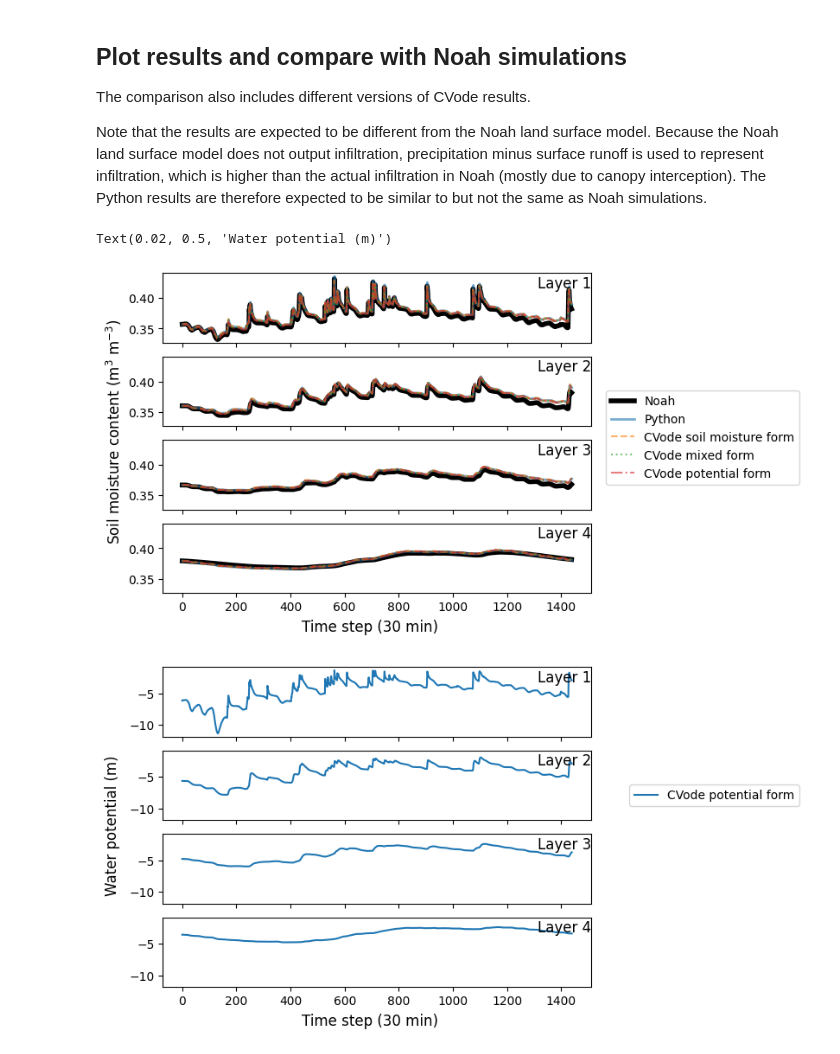
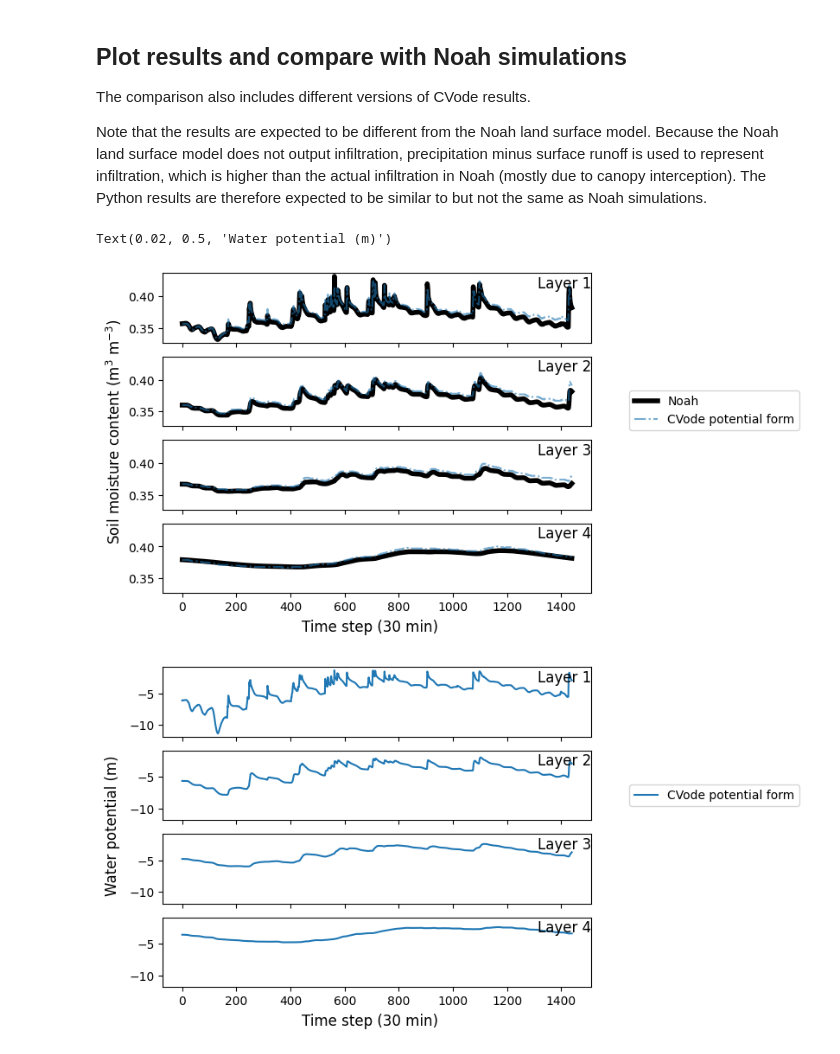
Before and after one commit to PSUmodeling/Richards-equation-CVODE-test, a Jupyter notebook: CrankNicholson.ipynb, the cells around one changed output. Drawn from its saved outputs; the diff is of its cells as text; code cells hidden in the pictures.

```diff
--- a/CrankNicholson.ipynb
+++ b/CrankNicholson.ipynb
@@ -269,7 +269,7 @@ import matplotlib.pyplot as plt
 import numpy as np
 
 potential_df = pd.read_csv(
-    'cycles.potential.txt',
+    'cycles.txt',
 )
 mixed_df = pd.read_csv(
     'cycles.mixed.txt',
@@ -290,56 +290,39 @@ for k in range(len(zsoil)):
         label='Noah',
     )
     axs[k].plot(
-        np.array(swc)[:, k],
-        lw=2,
-        alpha=0.6,
-        label=f'Python')
-    axs[k].plot(
-        moisture_df[f'smc{k}'],
-        ls='--',
-        alpha=0.6,
-        label='CVode soil moisture form',
-    )
-    axs[k].plot(
-        mixed_df[f'smc{k}'],
-        alpha=0.6,
-        ls='dotted',
-        label='CVode mixed form',
-    )
-    axs[k].plot(
-        df[f'smc{k}'],
+        potential_df[f'smc{k}'],
         ls='dashdot',
         alpha=0.6,
         label='CVode potential form',
     )
     axs[k].set_title(
         f'Layer {k+1}',
         loc='right',
         y=1.0, pad=-12
     )
 plt.legend(bbox_to_anchor=(1.5, 3))
 fig.supxlabel('Time step (30 min)')
 fig.supylabel('Soil moisture content (m$^3$ m$^{-3}$)')
 
 fig, axs = plt.subplots(
     4, 1,
     sharex=True,
     sharey=True,
 )
 for k in range(len(zsoil)):
     axs[k].plot(
         df[f'psi{k}'],
         label='CVode potential form',
     )
     axs[k].set_title(
         f'Layer {k+1}',
         loc='right',
         y=1.0, pad=-12
     )
 plt.legend(bbox_to_anchor=(1.5, 3))
 fig.supxlabel('Time step (30 min)')
 fig.supylabel('Water potential (m)')
 # %% [output]
 Text(0.02, 0.5, 'Water potential (m)')
-[figure, old version]
+[figure, new version]
 [figure]
```
Also changed, not shown: 11 other files.
